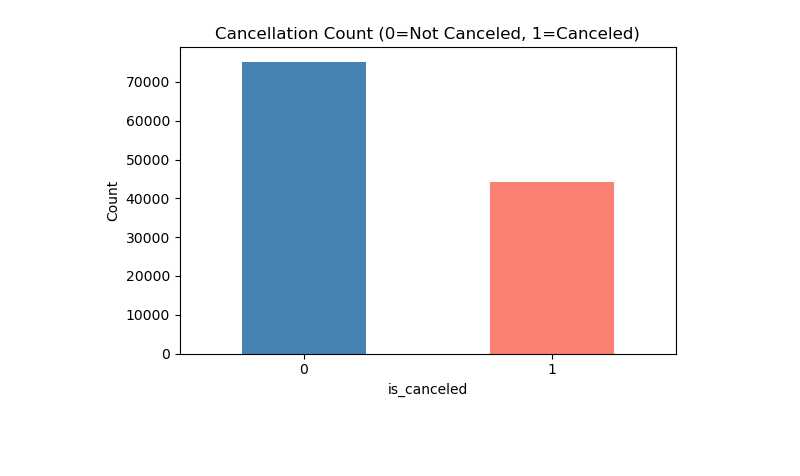
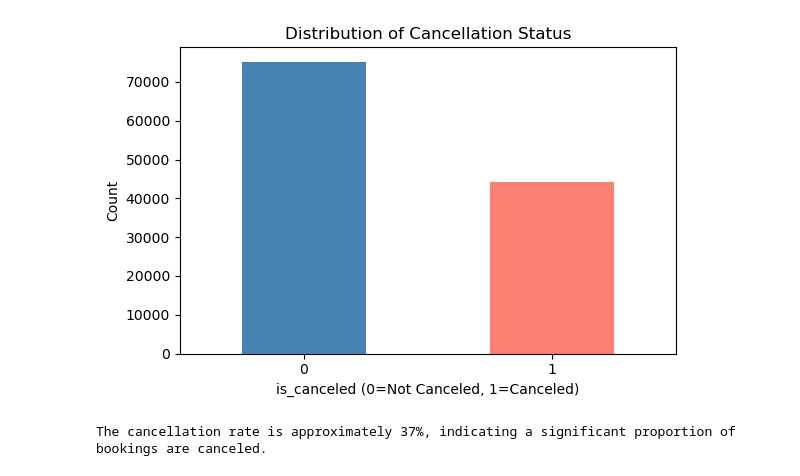
Before and after one commit to Honggyu-Chun/DS_TermP_Team1, a Jupyter notebook: notebooks/01_eda.ipynb, the cells around one changed output. Cells and saved outputs as stored; diff of their text form; code cells hidden in the pictures; blank space fills up the shorter version.

```diff
--- a/notebooks/01_eda.ipynb
+++ b/notebooks/01_eda.ipynb
@@ -6,4 +16,9 @@ import seaborn as sns
 # %%
-df = pd.read_csv('C:/Users/silve/Documents/DS_TermP_Team1/hotel_bookings.csv')
-print(df.shape)
+# Load dataset
+data_path = 'C:/Users/silve/Documents/DS_TermP_Team1/hotel_bookings.csv'
+df = pd.read_csv(data_path)
+
+# Check data size (rows, columns)
+print("Data shape:", df.shape)
+print(df.head())
 # %% [output]
@@ -68,16 +97,17 @@ df.describe()
 # %%
-import os
 os.makedirs('../reports/figures', exist_ok=True)
 
-# 취소 비율 그래프
+# Cancellation count distribution (0 = Not Canceled, 1 = Canceled)
 plt.figure(figsize=(6,4))
 df['is_canceled'].value_counts().plot(kind='bar', color=['steelblue','salmon'])
-plt.title('Cancellation Count (0=Not Canceled, 1=Canceled)')
-plt.xlabel('is_canceled')
+plt.title('Distribution of Cancellation Status')
+plt.xlabel('is_canceled (0=Not Canceled, 1=Canceled)')
 plt.ylabel('Count')
 plt.xticks(rotation=0)
 plt.tight_layout()
 plt.savefig('../reports/figures/cancel_ratio.png')
 plt.show()
+print("The cancellation rate is approximately 37%, indicating a significant proportion of bookings are canceled.")
 # %% [output]
-[figure, old version]
+[figure, new version]
+The cancellation rate is approximately 37%, indicating a significant proportion of bookings are canceled.
```
Also changed, not shown: parts of 21 cells of this notebook, 14 other files.
